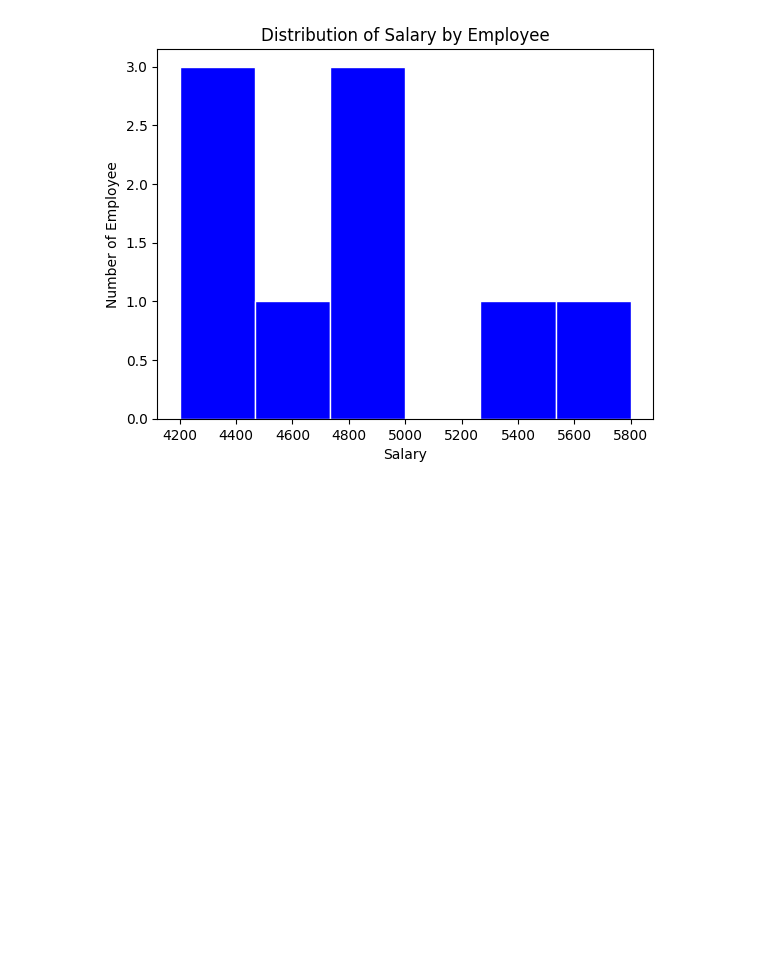
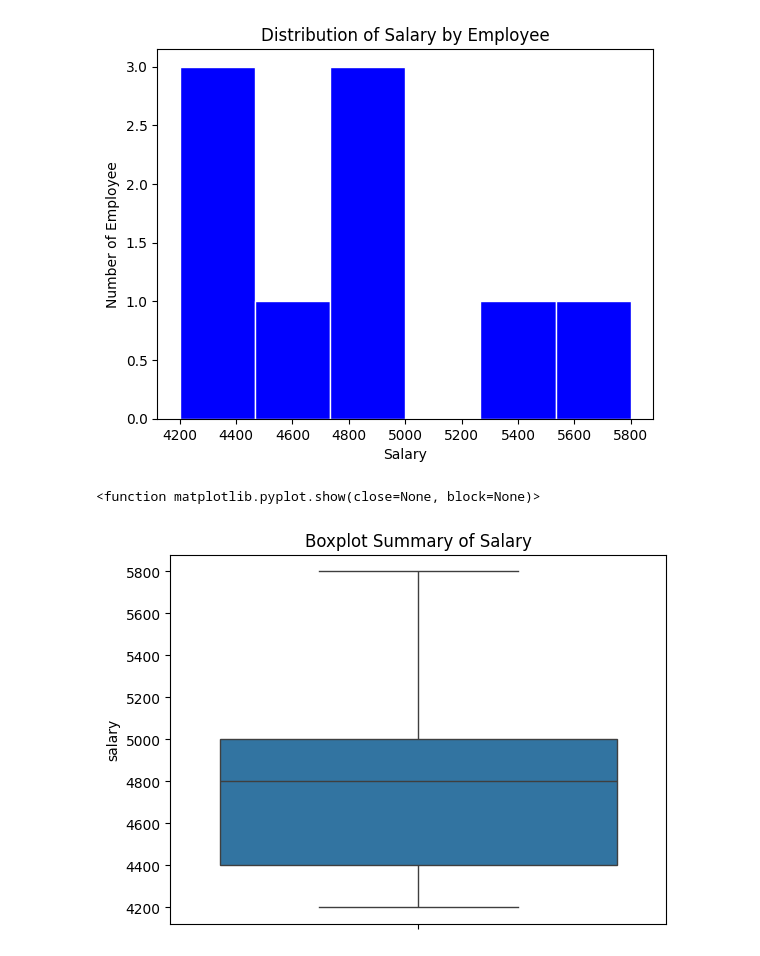
Before and after one commit to abeljosiah2022-max/pandas-class, a Jupyter notebook: employee_data.ipynb, the cells around one changed output. Cells and saved outputs as stored; diff of their text form; code cells hidden in the pictures; blank space fills up the shorter version.

```diff
--- a/employee_data.ipynb
+++ b/employee_data.ipynb
@@ -1154,3 +1155,12 @@ plt.show
 # %% [output]
 <function matplotlib.pyplot.show(close=None, block=None)>
 [figure]
+# %%
+#Boxplot used in summarizing dataset vissually by breaking them into quartiles. used only for numerical values.
+
+sns.boxplot(merge_df['salary']) #It's only on Seaborn library
+plt.title('Boxplot Summary of Salary')
+plt.show
+# %% [output]
+<function matplotlib.pyplot.show(close=None, block=None)>
+[figure, added]
```
Also changed, not shown: parts of 7 cells of this notebook, 2 other files.
